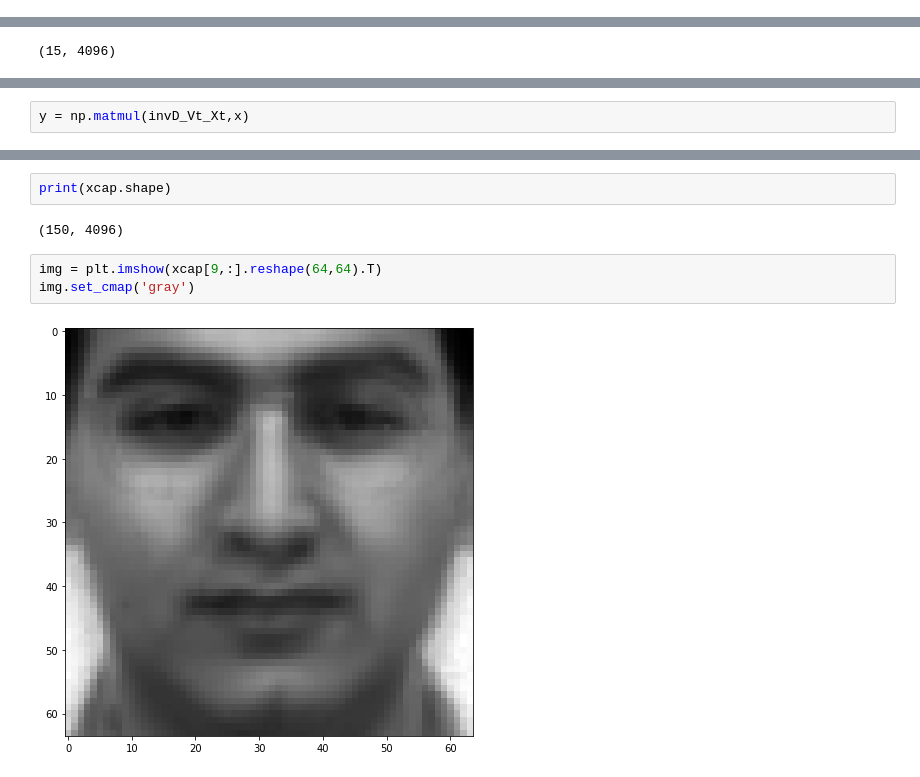
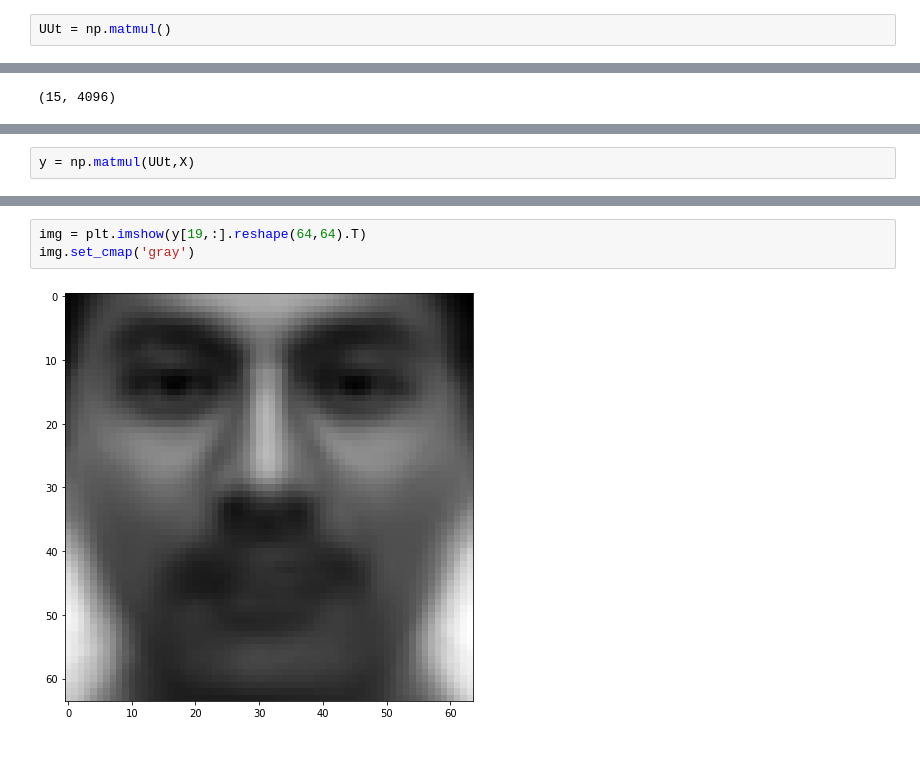
Before and after one commit to deshabhakt/Sem-II, a Jupyter notebook: MachineLearning/ML-Programs/Assignment-1/2-2-DualPCA-YaleFaceDatabase.ipynb, the cells around one changed output, grey strips where cells are left out. Saved outputs shown, nothing was run; the diff lists cells and outputs as text.

```diff
--- a/MachineLearning/ML-Programs/Assignment-1/2-2-DualPCA-YaleFaceDatabase.ipynb
+++ b/MachineLearning/ML-Programs/Assignment-1/2-2-DualPCA-YaleFaceDatabase.ipynb
@@ -99,3 +121,5 @@ print(X.shape)
+# %%
+UUt = np.matmul()
 # %%
 x = X_test
 print(x.shape)
@@ -112,2 +136,2 @@ print(invD_Vt_Xt.shape)
 # %%
-y = np.matmul(invD_Vt_Xt,x)
+y = np.matmul(UUt,X)
@@ -131,9 +142,5 @@ xcap = np.matmul(H[:,:15],x)
-# %%
-print(xcap.shape)
-# %% [output]
-(150, 4096)
 # %%
-img = plt.imshow(xcap[9,:].reshape(64,64).T)
+img = plt.imshow(y[19,:].reshape(64,64).T)
 img.set_cmap('gray')
 # %% [output]
-[figure, old version]
+[figure, new version]
```
Also changed, not shown: parts of 18 cells of this notebook, 2 other files.
